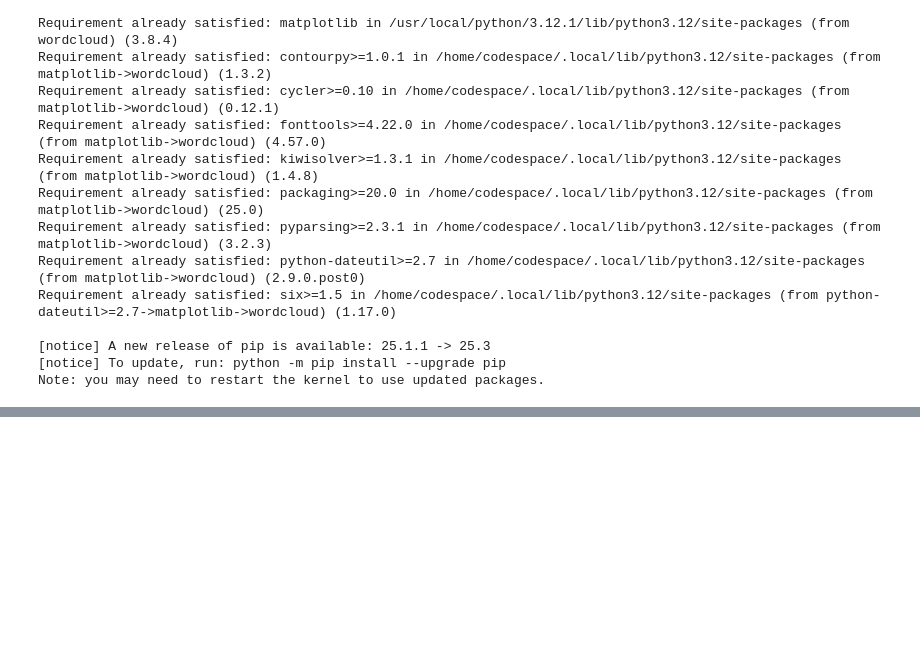
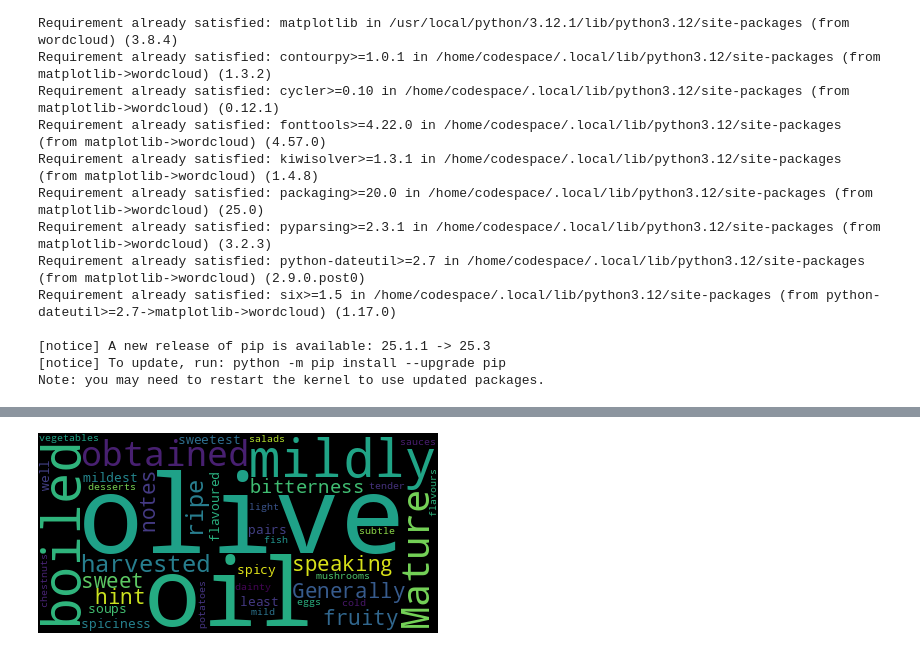
Before and after one commit to k3g3l-pixel/dt-2025-data-visualisation, a Jupyter notebook: notebooks/assignment/homework11.ipynb, the cells around one changed output, grey strips where cells are left out. Drawn from its saved outputs; the diff is of its cells as text; code cells hidden in the pictures; blank space fills up the shorter version.

```diff
--- a/notebooks/assignment/homework11.ipynb
+++ b/notebooks/assignment/homework11.ipynb
@@ -34,5 +34,6 @@ Requirement already satisfied: six>=1.5 in /home/codespace/.local/lib/python3.12
 [notice] To update, run: python -m pip install --upgrade pip
 Note: you may need to restart the kernel to use updated packages.
 # %%
-import urllib.request
-text=urllib.request
+import urllib.request #lets me access the URL
+text=urllib.request.urlopen("https://raw.githubusercontent.com/k3g3l-pixel/dt-2025-data-visualisation/refs/heads/codespace-jubilant-orbit-gr97595599x39g76/notebooks/assignment/oliveoil11.txt").read().decode("utf-8") #opens the URL, reads and decodes text from bytes into a string
+print(text[0:]) #to check that the text is actually going to be displayed and that previous code isnt faulty
@@ -38,0 +51,5 @@ text=urllib.request
+# %%
+from wordcloud import WordCloud #can use wordcloud now
+WordCloud().generate_from_text(text).to_image() #generates a wordcloud from previous text
+# %% [output]
+[figure, added]
```
Also changed, not shown: parts of 3 cells of this notebook.
